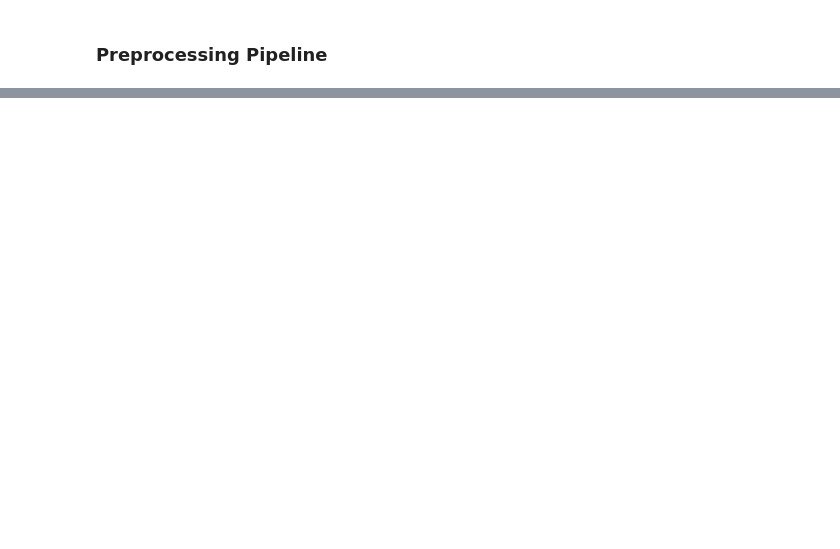
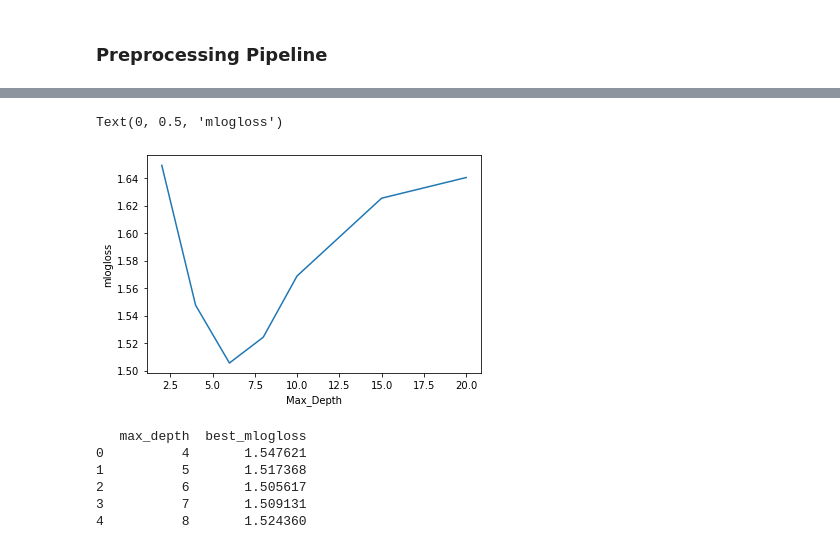
Before and after one commit to ehsung/Capstone-Project-2---Identify-Genetic-Disorder-is-Children, a Jupyter notebook: Notebooks/Preprocessing_and_Modeling.ipynb, the cells around one changed output, grey strips where cells are left out. Cells and saved outputs as stored; diff of their text form; code cells hidden in the pictures; blank space fills up the shorter version.

Commit message:
modeling step

```diff
--- a/Notebooks/Preprocessing_and_Modeling.ipynb
+++ b/Notebooks/Preprocessing_and_Modeling.ipynb
@@ -112,0 +267,19 @@ array([[10.        ,  4.96335802, 45.        , ...,  0.        ,
+# %%
+# Create list of eta values and empty list to store final round mlogloss per xgboost model
+eta_vals = [0.001, 0.01, 0.1, 10, 100]
+best_mlogloss = []
+
+# Systematically vary the eta
+for curr_val in eta_vals:
+
+    params["eta"] = curr_val
+
+    # Perform cross-validation: cv_results
+    cv_results = xgb.cv(dtrain=D_train, metrics="mlogloss", early_stopping_rounds=5,
+                    params=params, nfold=3, num_boost_round=50, as_pandas=True)
+
+    # Append the final round mlogloss to best_mlogloss
+    best_mlogloss.append(cv_results["test-mlogloss-mean"].tail().values[-1])
+
+# Print the resultant DataFrame
+print(pd.DataFrame(list(zip(eta_vals, best_mlogloss)), columns=["eta","mlogloss"]))
@@ -112,0 +293,2 @@ array([[10.        ,  4.96335802, 45.        , ...,  0.        ,
+# %%
+params["eta"] = 0.1
@@ -112,0 +297,19 @@ array([[10.        ,  4.96335802, 45.        , ...,  0.        ,
+# %%
+max_depths = [2, 4, 6, 8, 10, 15, 20]
+best_mlogloss = []
+
+# Systematically vary the max_depth
+for curr_val in max_depths:
+
+    params["max_depth"] = curr_val
+
+    # Perform cross-validation
+    cv_results = xgb.cv(dtrain=D_train, metrics="mlogloss", early_stopping_rounds=5,
+                    params=params, nfold=3, num_boost_round=30, as_pandas=True)
+
+    # Append the final round mlogloss to best_mlogloss
+    best_mlogloss.append(cv_results["test-mlogloss-mean"].tail().values[-1])
+
+# Print the resultant DataFrame
+max_depth_df = pd.DataFrame(list(zip(max_depths, best_mlogloss)),columns=["max_depth","best_mlogloss"])
+print(max_depth_df)
@@ -112,0 +325,34 @@ array([[10.        ,  4.96335802, 45.        , ...,  0.        ,
+# %%
+plt.plot(max_depth_df["max_depth"], max_depth_df["best_mlogloss"])
+plt.xlabel("Max_Depth")
+plt.ylabel("mlogloss")
+# %% [output]
+Text(0, 0.5, 'mlogloss')
+[figure, added]
+# %%
+# Second round max_depth optimization
+max_depths = [4, 5, 6, 7, 8]
+best_mlogloss = []
+
+# Systematically vary the max_depth
+for curr_val in max_depths:
+
+    params["max_depth"] = curr_val
+
+    # Perform cross-validation
+    cv_results = xgb.cv(dtrain=D_train, metrics="mlogloss", early_stopping_rounds=5,
+                    params=params, nfold=3, num_boost_round=30, as_pandas=True)
+
+    # Append the final round mlogloss to best_mlogloss
+    best_mlogloss.append(cv_results["test-mlogloss-mean"].tail().values[-1])
+
+# Print the resultant DataFrame
+max_depth_df = pd.DataFrame(list(zip(max_depths, best_mlogloss)),columns=["max_depth","best_mlogloss"])
+print(max_depth_df)
+# %% [output]
+   max_depth  best_mlogloss
+0          4       1.547621
+1          5       1.517368
+2          6       1.505617
+3          7       1.509131
+4          8       1.524360
```
Also changed, not shown: parts of 54 cells of this notebook.
